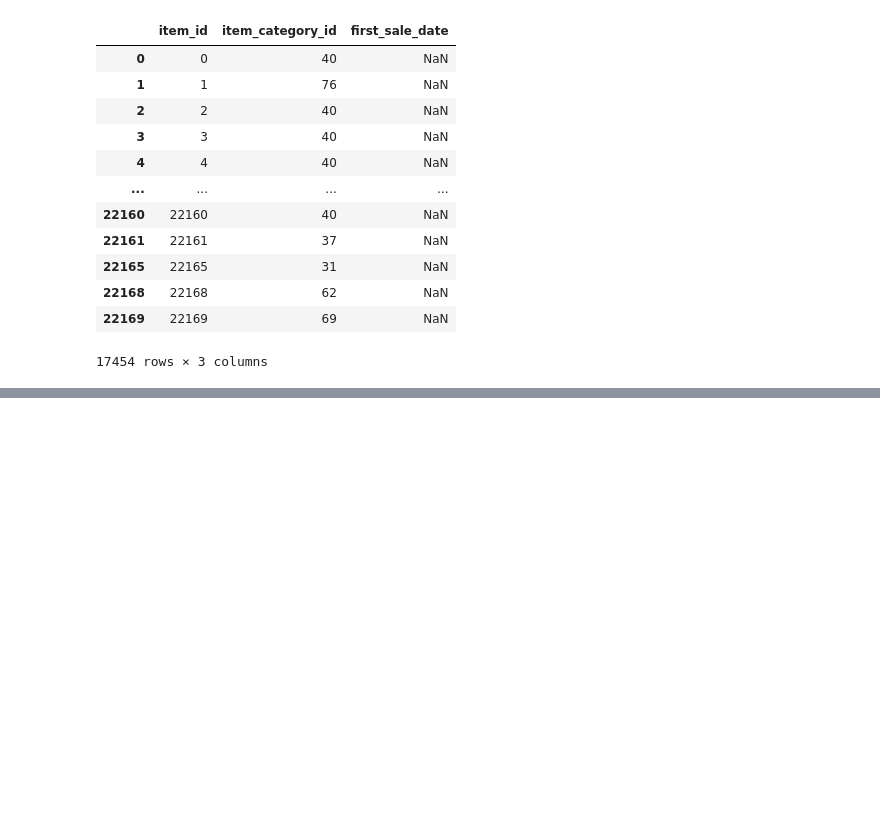
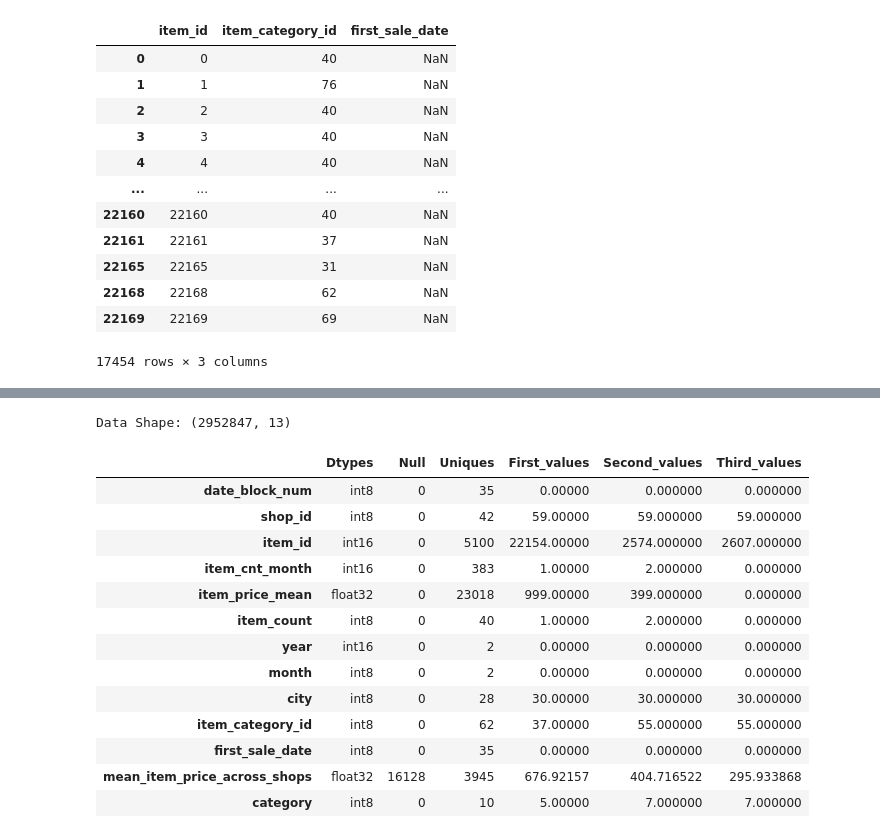
Before and after one commit to ionahu08/StoreSalesForecasting, a Jupyter notebook: Competition/Code/Project_TS_store_sale_prediction.ipynb, the cells around one changed output, grey strips where cells are left out. Drawn from its saved outputs; the diff is of its cells as text; code cells hidden in the pictures; blank space fills up the shorter version.

```diff
--- a/Competition/Code/Project_TS_store_sale_prediction.ipynb
+++ b/Competition/Code/Project_TS_store_sale_prediction.ipynb
@@ -303,0 +330,5 @@ Notes after checking, decide to do 4 things:
+# %%
+test['date_block_num'] = 34
+test['year'] = test['date_block_num'].apply(lambda x: ((x//12) + 2013))
+test['month'] = test['date_block_num'].apply(lambda x: (x % 12))
+test.head()
@@ -303,0 +438,15 @@ Notes after checking, decide to do 4 things:
+# %%
+# Concatenate test data, Merge remaining data
+
+# Concatenate train and test
+all_data = pd.concat([train, test.drop('ID', axis=1)],
+                     ignore_index=True,
+                     keys=idx_features)
+
+# Replace NaN with 0
+all_data = all_data.fillna(0)
+all_data['year'] = all_data['year'].astype('int32')
+all_data['month'] = all_data['month'].astype('int32')
+
+display(all_data.head())
+display(all_data.tail())
@@ -303,0 +466,12 @@ Notes after checking, decide to do 4 things:
+# %%
+# Merge other data
+all_data = all_data.merge(shops, on='shop_id', how='left')
+all_data = all_data.merge(items, on='item_id', how='left')
+all_data = all_data.merge(item_categories, on='item_category_id', how='left')
+
+# Data downcasting
+all_data = downcast(all_data)
+
+# Garbage collection
+del shops, items, item_categories
+gc.collect();
@@ -303,0 +496,29 @@ Notes after checking, decide to do 4 things:
+# %%
+def resumetable(df):
+    print(f'Data Shape: {df.shape}')
+    summary = pd.DataFrame(df.dtypes, columns=['Dtypes'])
+    summary['Null'] = df.isnull().sum().values
+    summary['Uniques'] = df.nunique().values
+    summary['First_values'] = df.loc[0].values
+    summary['Second_values'] = df.loc[1].values
+    summary['Third_values'] = df.loc[2].values
+
+    return summary
+# %%
+resumetable(all_data)
+# %% [output]
+Data Shape: (2952847, 13)
+|  | Dtypes | Null | Uniques | First_values | Second_values | Third_values |
+| date_block_num | int8 | 0 | 35 | 0.00000 | 0.000000 | 0.000000 |
+| shop_id | int8 | 0 | 42 | 59.00000 | 59.000000 | 59.000000 |
+| item_id | int16 | 0 | 5100 | 22154.00000 | 2574.000000 | 2607.000000 |
+| item_cnt_month | int16 | 0 | 383 | 1.00000 | 2.000000 | 0.000000 |
+| item_price_mean | float32 | 0 | 23018 | 999.00000 | 399.000000 | 0.000000 |
+| item_count | int8 | 0 | 40 | 1.00000 | 2.000000 | 0.000000 |
+| year | int16 | 0 | 2 | 0.00000 | 0.000000 | 0.000000 |
+| month | int8 | 0 | 2 | 0.00000 | 0.000000 | 0.000000 |
+| city | int8 | 0 | 28 | 30.00000 | 30.000000 | 30.000000 |
+| item_category_id | int8 | 0 | 62 | 37.00000 | 55.000000 | 55.000000 |
+| first_sale_date | int8 | 0 | 35 | 0.00000 | 0.000000 | 0.000000 |
+| mean_item_price_across_shops | float32 | 16128 | 3945 | 676.92157 | 404.716522 | 295.933868 |
+| category | int8 | 0 | 10 | 5.00000 | 7.000000 | 7.000000 |
```
Also changed, not shown: parts of 19 cells of this notebook.
